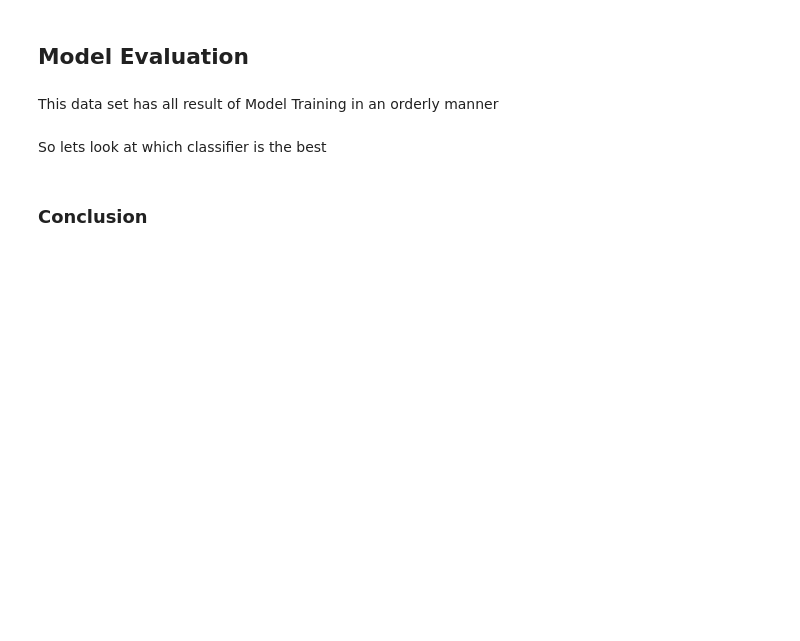
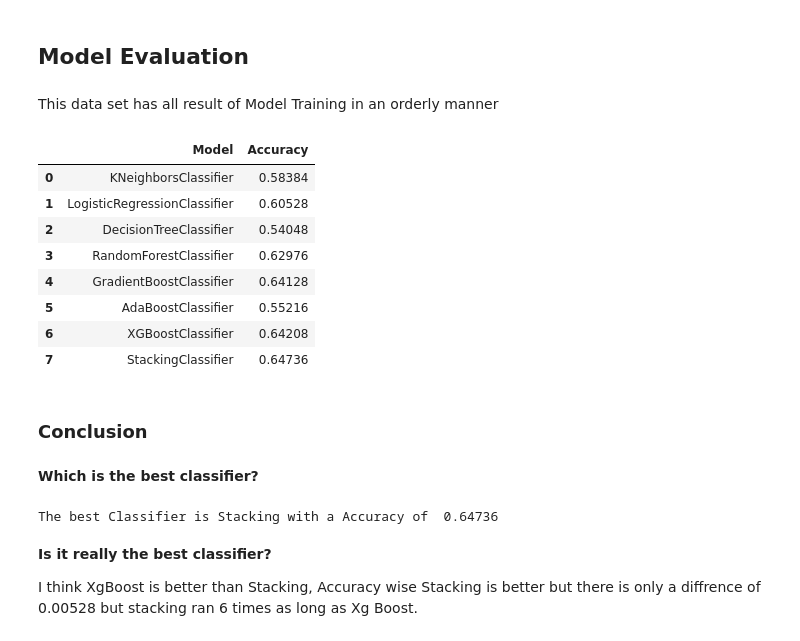
Before and after one commit to Inon-Sinn/Project-Gmar-2, a Jupyter notebook: Part 3 Cats and Dogs.ipynb, the cells around one changed output. Drawn from its saved outputs; the diff is of its cells as text; code cells hidden in the pictures; blank space fills up the shorter version.

```diff
--- a/Part 3 Cats and Dogs.ipynb
+++ b/Part 3 Cats and Dogs.ipynb
@@ -419,11 +419,34 @@ Accuracy:  0.64736
 # %% [markdown]
 This data set has all result of Model Training in an orderly manner
 # %%
+logR_Result = logR_grid_Search.score(X_test_transformed,Y_test)
+RFor_Result = RFor_grid_Search.score(X_test_transformed,Y_test)
+gradB_Result = gradB_grid_Search.score(X_test_transformed,Y_test)
+xgB_Result = xgB_grid_Search.score(X_test_transformed,Y_test)
+
 Scores = pd.DataFrame({
     'Model':['KNeighborsClassifier','LogisticRegressionClassifier','DecisionTreeClassifier','RandomForestClassifier','GradientBoostClassifier','AdaBoostClassifier','XGBoostClassifier','StackingClassifier'],
-    'Accuracy':[Knn_score,logR_score,dTree_score,RFor_score,gradB_score,adaB_score,xgB_score,Stk_score]})
+    'Accuracy':[Knn_score,logR_Result,dTree_score,RFor_Result,gradB_Result,adaB_score,xgB_Result,Stk_score]})
 Scores
+# %% [output]
+|  | Model | Accuracy |
+| 0 | KNeighborsClassifier | 0.58384 |
+| 1 | LogisticRegressionClassifier | 0.60528 |
+| 2 | DecisionTreeClassifier | 0.54048 |
+| 3 | RandomForestClassifier | 0.62976 |
+| 4 | GradientBoostClassifier | 0.64128 |
+| 5 | AdaBoostClassifier | 0.55216 |
+| 6 | XGBoostClassifier | 0.64208 |
+| 7 | StackingClassifier | 0.64736 |
-# %% [markdown]
-So lets look at which classifier is the best
 # %% [markdown]
 ### Conclusion
+# %% [markdown]
+**Which is the best classifier?**
+# %%
+print("The best Classifier is Stacking with a Accuracy of ",Scores['Accuracy'].max())
+# %% [output]
+The best Classifier is Stacking with a Accuracy of  0.64736
+# %% [markdown]
+**Is it really the best classifier?**
+
+I think XgBoost is better than Stacking, Accuracy wise Stacking is better but there is only a diffrence of 0.00528 but stacking ran 6 times as long as Xg Boost.
```
